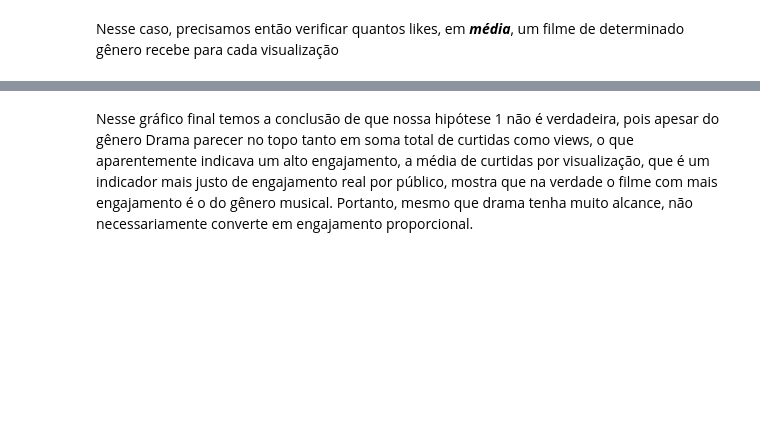
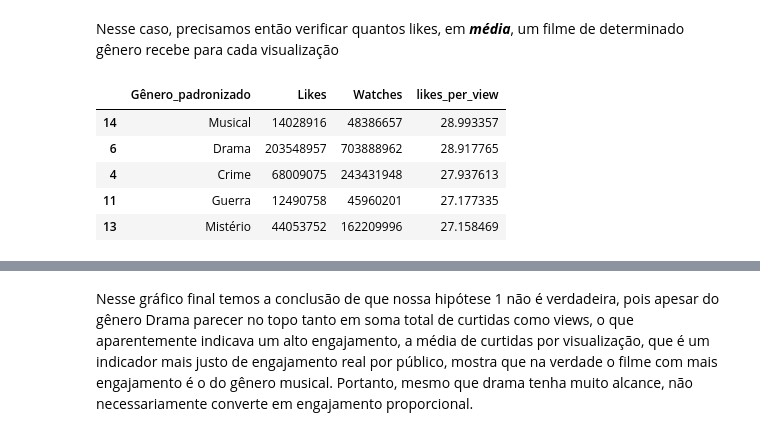
Before and after one commit to AnaClaraAlmeida/mvp_movies, a Jupyter notebook: MPV_AnaClara_4052025000825.ipynb, the cells around one changed output, grey strips where cells are left out. Drawn from its saved outputs; the diff is of its cells as text; code cells hidden in the pictures; blank space fills up the shorter version.

```diff
--- a/MPV_AnaClara_4052025000825.ipynb
+++ b/MPV_AnaClara_4052025000825.ipynb
@@ -616,7 +616,16 @@ Esse gráfico mostra que o Drama realmente aparece no topo em soma total como ma
 # %% [markdown]
 Nesse caso, precisamos então verificar quantos likes, em ***média***, um filme de determinado gênero recebe para cada visualização
 # %%
-likes_watches['likes_per_view'] = (likes_watches['Likes'] / likes_watches['Watches']) * 100
-top5_likes_per_view = likes_watches.sort_values(by='likes_per_view', ascending=False).head(5)
+likes_watches_por_genero = df_exploded.groupby('Gênero_padronizado')[['Likes', 'Watches']].sum().reset_index()
+likes_watches_por_genero['likes_per_view'] = (likes_watches_por_genero['Likes'] / likes_watches_por_genero['Watches']) * 100
+top_generos_likes_per_view = likes_watches_por_genero.sort_values(by='likes_per_view', ascending=False).head(5)
+display(top_generos_likes_per_view)
+# %% [output]
+|  | Gênero_padronizado | Likes | Watches | likes_per_view |
+| 14 | Musical | 14028916 | 48386657 | 28.993357 |
+| 6 | Drama | 203548957 | 703888962 | 28.917765 |
+| 4 | Crime | 68009075 | 243431948 | 27.937613 |
+| 11 | Guerra | 12490758 | 45960201 | 27.177335 |
+| 13 | Mistério | 44053752 | 162209996 | 27.158469 |
 # %%
 plt.figure(figsize=(8, 5))
```
Also changed, not shown: parts of 7 cells of this notebook.
